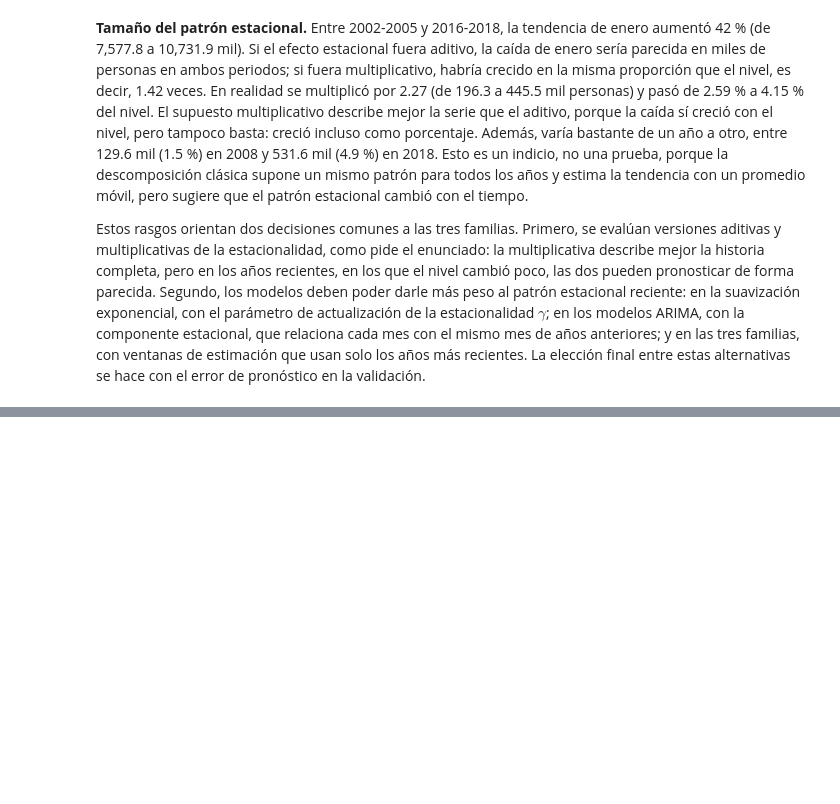
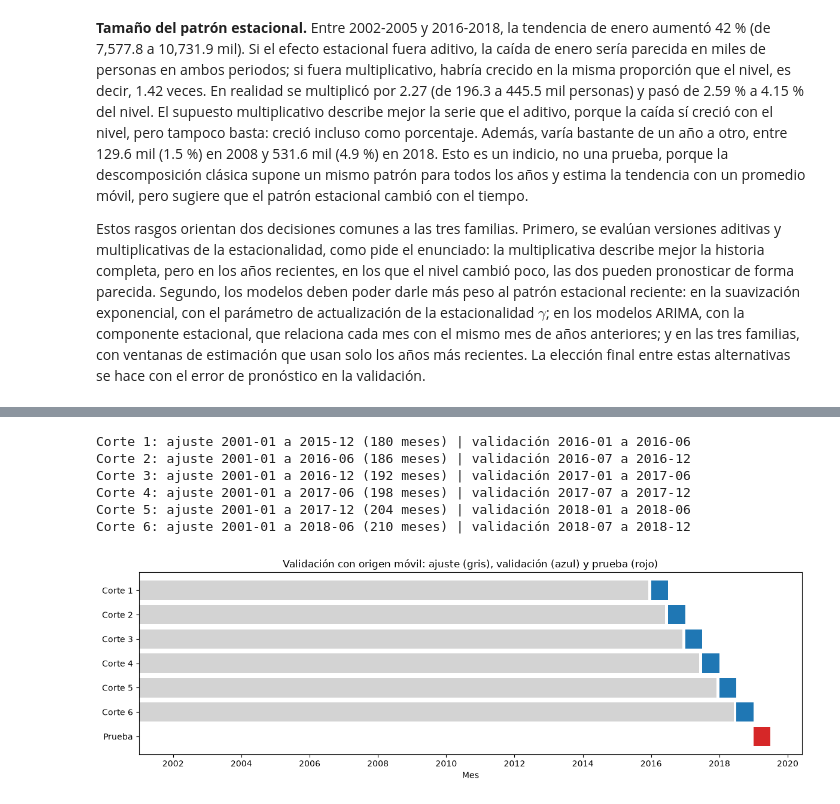
Before and after one commit to juanestebancg2806/ml3-time-series-forecasting, a Jupyter notebook: taller2/taller2_pronostico_ocupados.ipynb, the cells around one changed output, grey strips where cells are left out. Cells and saved outputs as stored; diff of their text form; code cells hidden in the pictures; blank space fills up the shorter version.

```diff
--- a/taller2/taller2_pronostico_ocupados.ipynb
+++ b/taller2/taller2_pronostico_ocupados.ipynb
@@ -329,0 +341,44 @@ Estos rasgos orientan dos decisiones comunes a las tres familias. Primero, se ev
+# %%
+# Validación con origen móvil dentro del entrenamiento (la muestra de prueba no se usa aquí).
+# TimeSeriesSplit no mezcla los datos: cada corte ajusta con los meses anteriores
+# y valida con los 6 meses siguientes. Por defecto la ventana de ajuste es expansiva
+# (max_train_size=None), es decir, cada corte tiene disponible toda la historia hasta ese punto.
+n_cortes = 6
+tscv = TimeSeriesSplit(n_splits=n_cortes, test_size=horizonte)
+
+for numero, (idx_ajuste, idx_validacion) in enumerate(tscv.split(train), start=1):
+    print(
+        f"Corte {numero}: ajuste {train.index[idx_ajuste[0]]:%Y-%m} a {train.index[idx_ajuste[-1]]:%Y-%m} "
+        f"({len(idx_ajuste)} meses) | validación {train.index[idx_validacion[0]]:%Y-%m} "
+        f"a {train.index[idx_validacion[-1]]:%Y-%m}"
+    )
+
+# Diagrama de los cortes de validación y de la muestra de prueba
+fig, ax = plt.subplots(figsize=(12, 4))
+for numero, (idx_ajuste, idx_validacion) in enumerate(tscv.split(train), start=1):
+    inicio_ajuste, fin_ajuste = train.index[idx_ajuste[0]], train.index[idx_ajuste[-1]]
+    inicio_validacion, fin_validacion = train.index[idx_validacion[0]], train.index[idx_validacion[-1]]
+    # Barra gris: meses disponibles para ajustar; barra azul: meses de validación
+    ax.barh(numero, fin_ajuste - inicio_ajuste, left=inicio_ajuste, color="lightgray")
+    ax.barh(numero, fin_validacion - inicio_validacion + pd.Timedelta(days=30),
+            left=inicio_validacion, color="C0")
+
+# Muestra de prueba, reservada hasta el final
+ax.barh(n_cortes + 1, test.index[-1] - test.index[0] + pd.Timedelta(days=30),
+        left=test.index[0], color="C3")
+
+ax.set_yticks(range(1, n_cortes + 2))
+ax.set_yticklabels([f"Corte {numero}" for numero in range(1, n_cortes + 1)] + ["Prueba"])
+ax.invert_yaxis()
+ax.set_title("Validación con origen móvil: ajuste (gris), validación (azul) y prueba (rojo)")
+ax.set_xlabel("Mes")
+plt.tight_layout()
+plt.show()
+# %% [output]
+Corte 1: ajuste 2001-01 a 2015-12 (180 meses) | validación 2016-01 a 2016-06
+Corte 2: ajuste 2001-01 a 2016-06 (186 meses) | validación 2016-07 a 2016-12
+Corte 3: ajuste 2001-01 a 2016-12 (192 meses) | validación 2017-01 a 2017-06
+Corte 4: ajuste 2001-01 a 2017-06 (198 meses) | validación 2017-07 a 2017-12
+Corte 5: ajuste 2001-01 a 2017-12 (204 meses) | validación 2018-01 a 2018-06
+Corte 6: ajuste 2001-01 a 2018-06 (210 meses) | validación 2018-07 a 2018-12
+[figure, added]
```
Also changed, not shown: parts of 5 cells of this notebook.
